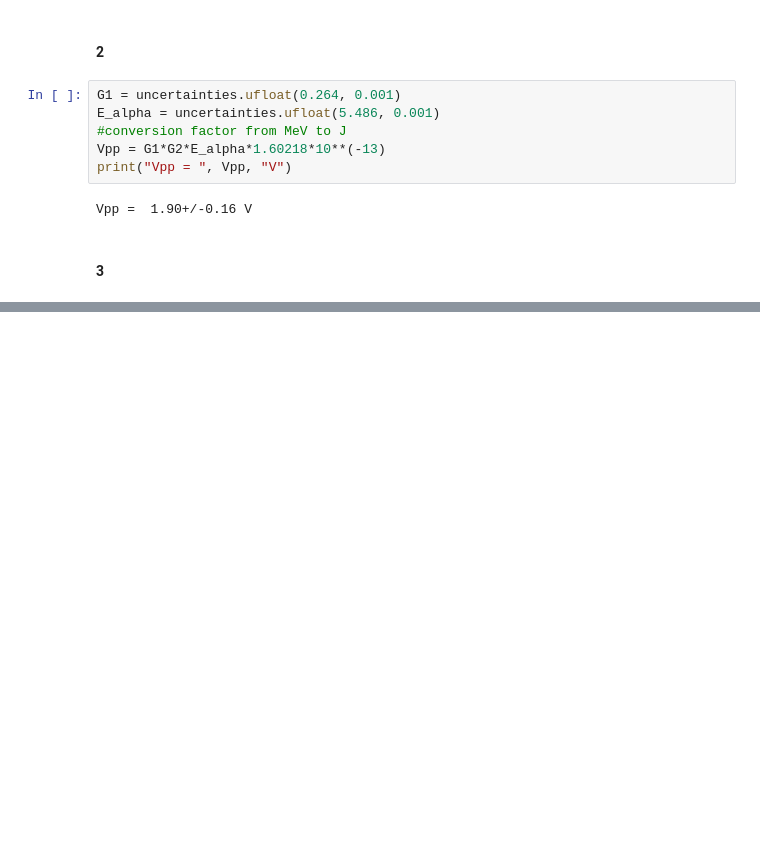
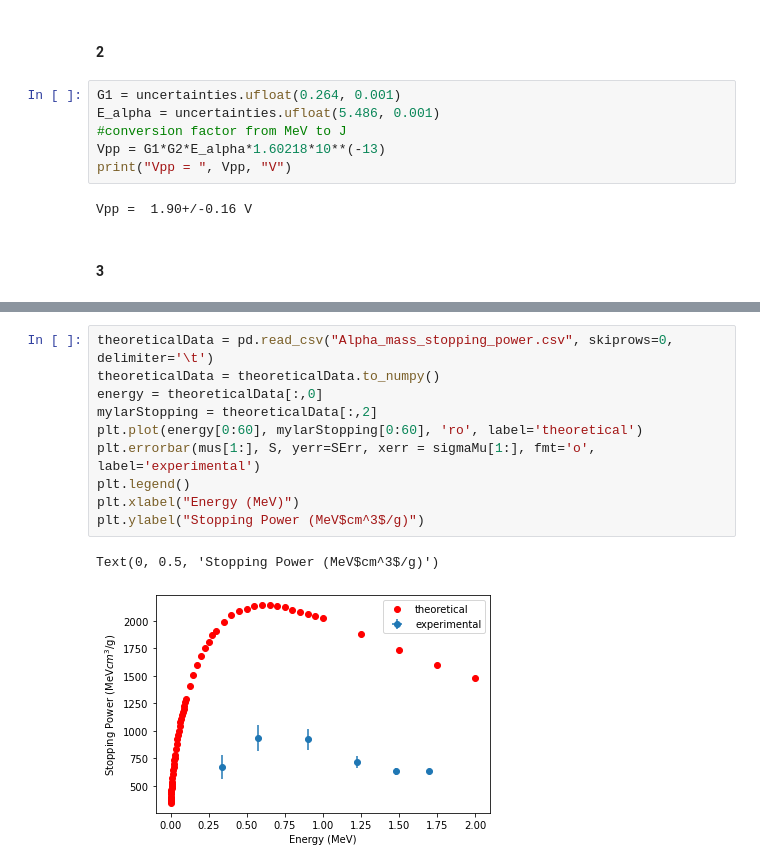
Before and after one commit to Shaquible/ENPH-353, a Jupyter notebook: Lab2/notebook.ipynb, the cells around one changed output, grey strips where cells are left out. Drawn from its saved outputs; the diff is of its cells as text; blank space fills up the shorter version.

```diff
--- a/Lab2/notebook.ipynb
+++ b/Lab2/notebook.ipynb
@@ -44,0 +167,13 @@ plt.show()
+# %%
+theoreticalData = pd.read_csv("Alpha_mass_stopping_power.csv", skiprows=0, delimiter='\t')
+theoreticalData = theoreticalData.to_numpy()
+energy = theoreticalData[:,0]
+mylarStopping = theoreticalData[:,2]
+plt.plot(energy[0:60], mylarStopping[0:60], 'ro', label='theoretical')
+plt.errorbar(mus[1:], S, yerr=SErr, xerr = sigmaMu[1:], fmt='o', label='experimental')
+plt.legend()
+plt.xlabel("Energy (MeV)")
+plt.ylabel("Stopping Power (MeV$cm^3$/g)")
+# %% [output]
+Text(0, 0.5, 'Stopping Power (MeV$cm^3$/g)')
+[figure, added]
```
Also changed, not shown: parts of 4 cells of this notebook, 24 other files.
